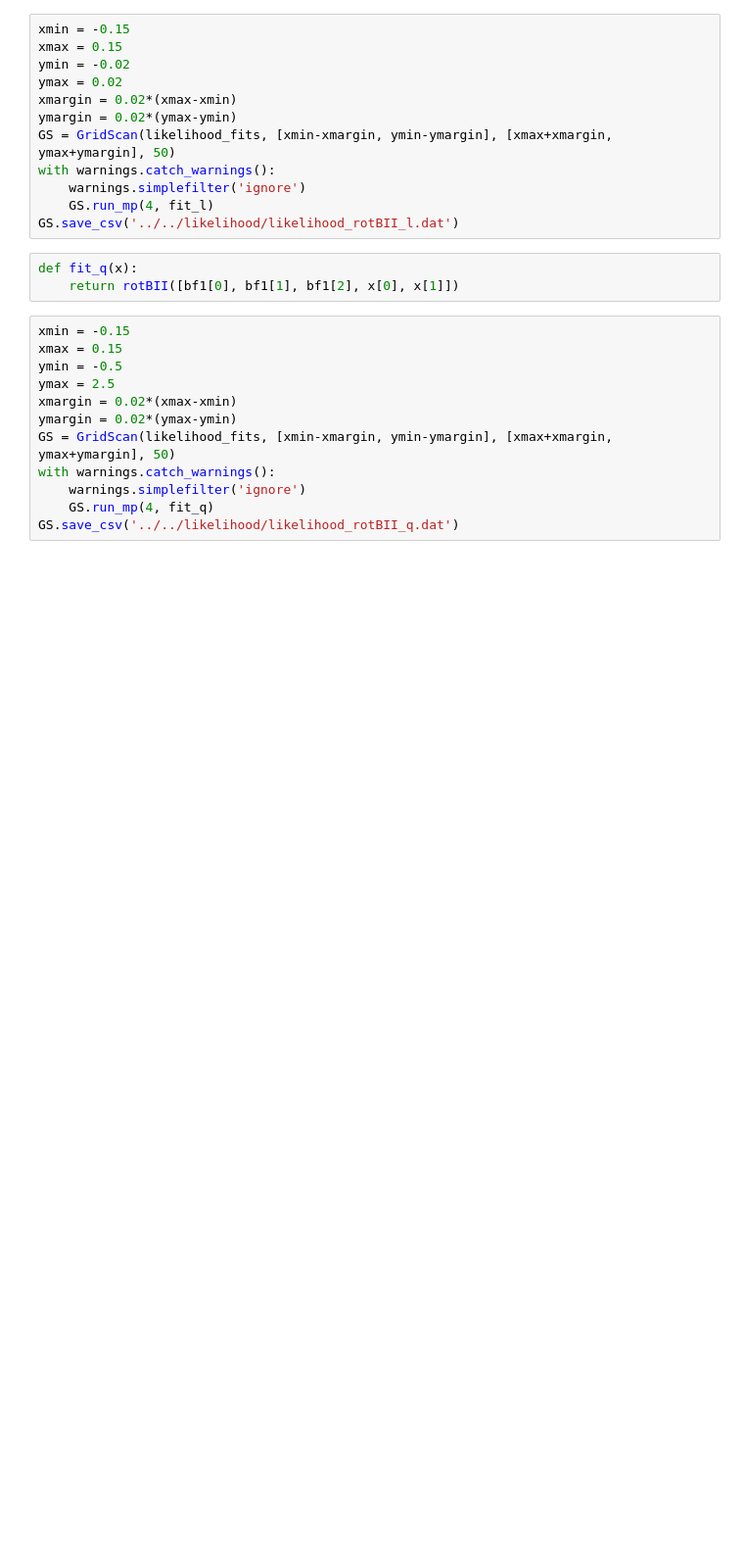
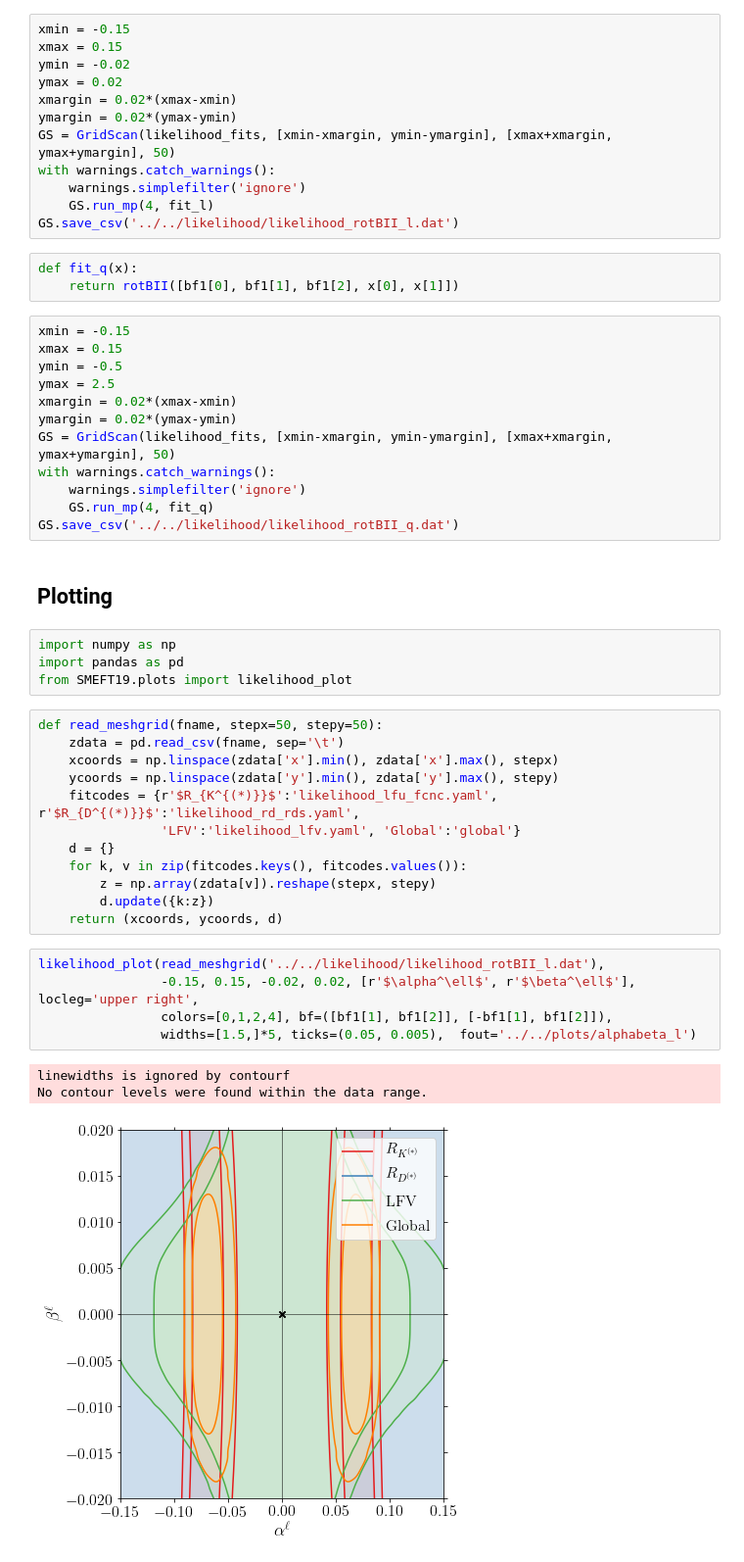
Before and after one commit to Jorge-Alda/SMEFT19, a Jupyter notebook: jupyter/PaperML/02_plotfits.ipynb, the cells around one changed output. Shown at 98% size. Drawn from its saved outputs; the diff is of its cells as text; blank space fills up the shorter version.

Commit message:
Likelihood plots for alpha, beta

```diff
--- a/jupyter/PaperML/02_plotfits.ipynb
+++ b/jupyter/PaperML/02_plotfits.ipynb
@@ -41,3 +41,30 @@ with warnings.catch_warnings():
     warnings.simplefilter('ignore')
     GS.run_mp(4, fit_q)
 GS.save_csv('../../likelihood/likelihood_rotBII_q.dat')
+# %% [markdown]
+## Plotting
+# %%
+import numpy as np
+import pandas as pd
+from SMEFT19.plots import likelihood_plot
+# %%
+def read_meshgrid(fname, stepx=50, stepy=50):
+    zdata = pd.read_csv(fname, sep='\t')
+    xcoords = np.linspace(zdata['x'].min(), zdata['x'].max(), stepx)
+    ycoords = np.linspace(zdata['y'].min(), zdata['y'].max(), stepy)
+    fitcodes = {r'$R_{K^{(*)}}$':'likelihood_lfu_fcnc.yaml', r'$R_{D^{(*)}}$':'likelihood_rd_rds.yaml',
+                'LFV':'likelihood_lfv.yaml', 'Global':'global'}
+    d = {}
+    for k, v in zip(fitcodes.keys(), fitcodes.values()):
+        z = np.array(zdata[v]).reshape(stepx, stepy)
+        d.update({k:z})
+    return (xcoords, ycoords, d)
+# %%
+likelihood_plot(read_meshgrid('../../likelihood/likelihood_rotBII_l.dat'),
+                -0.15, 0.15, -0.02, 0.02, [r'$\alpha^\ell$', r'$\beta^\ell$'], locleg='upper right',
+                colors=[0,1,2,4], bf=([bf1[1], bf1[2]], [-bf1[1], bf1[2]]),
+                widths=[1.5,]*5, ticks=(0.05, 0.005),  fout='../../plots/alphabeta_l')
+# %% [output]
+linewidths is ignored by contourf
+No contour levels were found within the data range.
+[figure, added]
```
Also changed, not shown: parts of 1 cell of this notebook, 4 other files.
